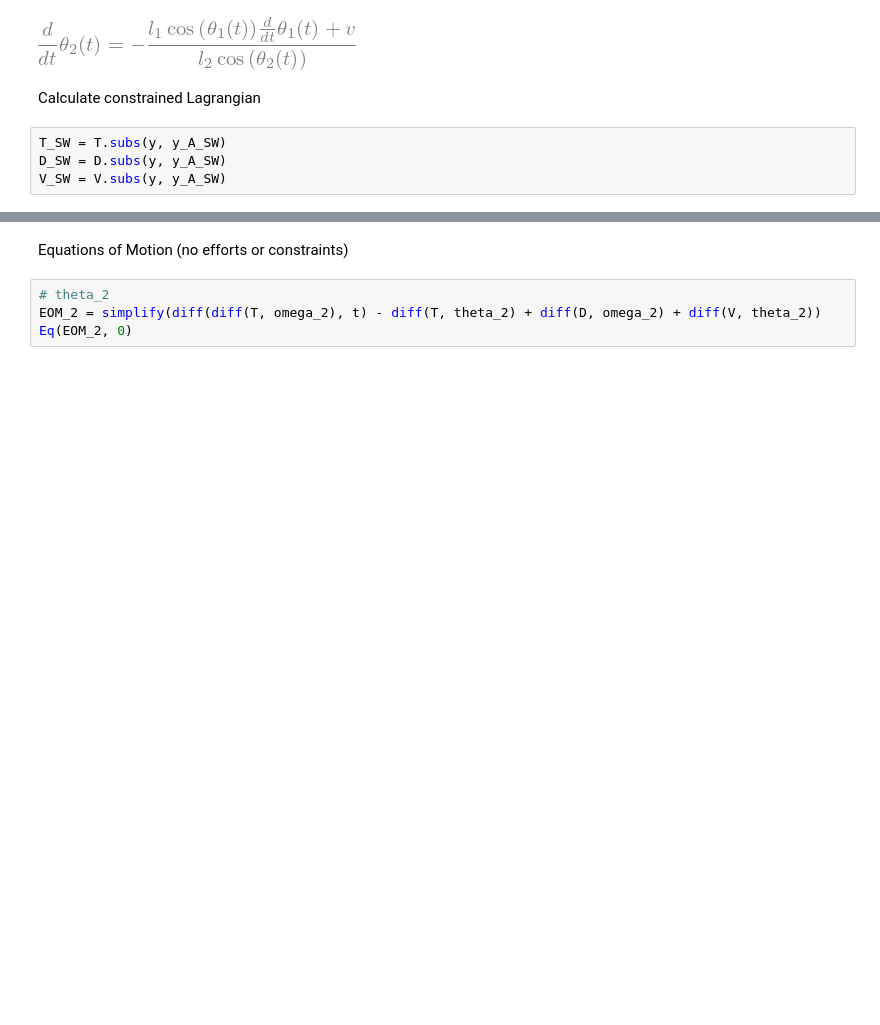
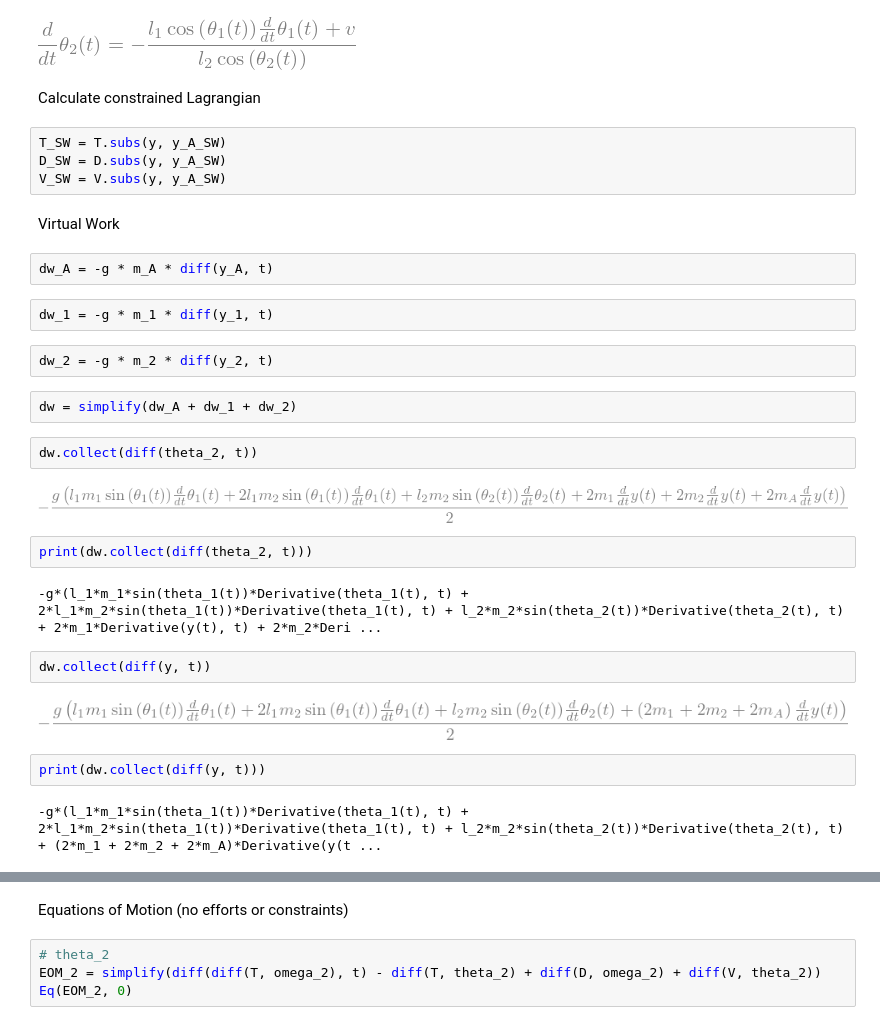
Before and after one commit to yobelabraham/ME469-Group1, a Jupyter notebook: Symbolic Computing/no_foot.ipynb, the cells around one changed output, grey strips where cells are left out. Cells and saved outputs as stored; diff of their text form; blank space fills up the shorter version.

```diff
--- a/Symbolic Computing/no_foot.ipynb
+++ b/Symbolic Computing/no_foot.ipynb
@@ -128,3 +134,29 @@ Calculate constrained Lagrangian
 T_SW = T.subs(y, y_A_SW)
 D_SW = D.subs(y, y_A_SW)
 V_SW = V.subs(y, y_A_SW)
+# %% [markdown]
+Virtual Work
+# %%
+dw_A = -g * m_A * diff(y_A, t)
+# %%
+dw_1 = -g * m_1 * diff(y_1, t)
+# %%
+dw_2 = -g * m_2 * diff(y_2, t)
+# %%
+dw = simplify(dw_A + dw_1 + dw_2)
+# %%
+dw.collect(diff(theta_2, t))
+# %% [output]
+[figure, added]
+# %%
+print(dw.collect(diff(theta_2, t)))
+# %% [output]
+-g*(l_1*m_1*sin(theta_1(t))*Derivative(theta_1(t), t) + 2*l_1*m_2*sin(theta_1(t))*Derivative(theta_1(t), t) + l_2*m_2*sin(theta_2(t))*Derivative(theta_2(t), t) + 2*m_1*Derivative(y(t), t) + 2*m_2*Deri ...
+# %%
+dw.collect(diff(y, t))
+# %% [output]
+[figure, added]
+# %%
+print(dw.collect(diff(y, t)))
+# %% [output]
+-g*(l_1*m_1*sin(theta_1(t))*Derivative(theta_1(t), t) + 2*l_1*m_2*sin(theta_1(t))*Derivative(theta_1(t), t) + l_2*m_2*sin(theta_2(t))*Derivative(theta_2(t), t) + (2*m_1 + 2*m_2 + 2*m_A)*Derivative(y(t ...
```
Also changed, not shown: parts of 7 cells of this notebook, 1 other file.
